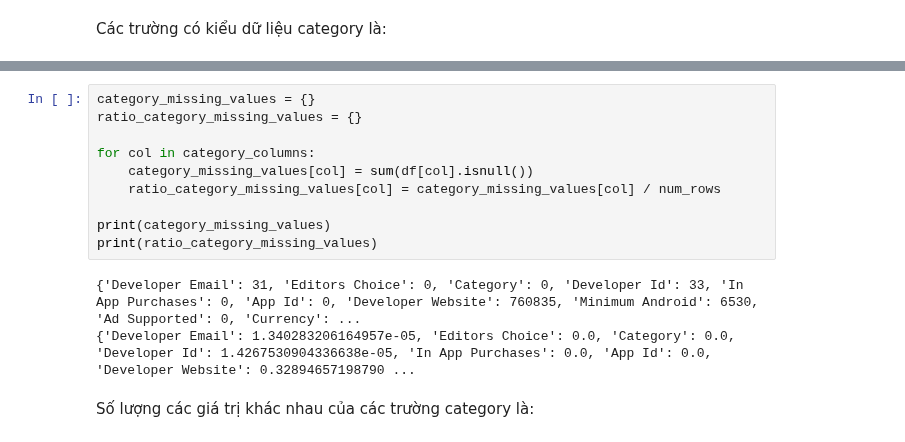
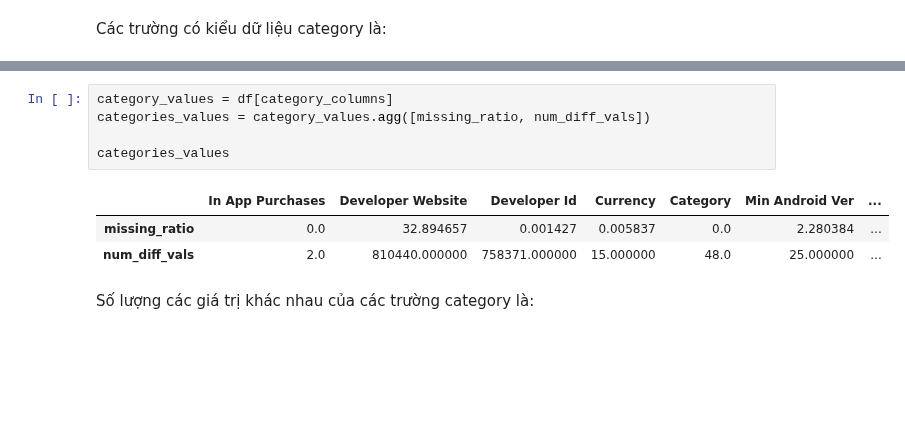
Before and after one commit to ldtpvince/P4DS_FINAL_PJ, a Jupyter notebook: 18120143-18120512.ipynb, the cells around one changed output, grey strips where cells are left out. Cells and saved outputs as stored; diff of their text form; blank space fills up the shorter version.

```diff
--- a/18120143-18120512.ipynb
+++ b/18120143-18120512.ipynb
@@ -147,15 +232,11 @@ category_columns
-# %%
-category_missing_values = {}
-ratio_category_missing_values = {}
-
-for col in category_columns:
-    category_missing_values[col] = sum(df[col].isnull())
-    ratio_category_missing_values[col] = category_missing_values[col] / num_rows
-
-print(category_missing_values)
-print(ratio_category_missing_values)
-# %% [output]
-{'Developer Email': 31, 'Editors Choice': 0, 'Category': 0, 'Developer Id': 33, 'In App Purchases': 0, 'App Id': 0, 'Developer Website': 760835, 'Minimum Android': 6530, 'Ad Supported': 0, 'Currency': ...
-{'Developer Email': 1.340283206164957e-05, 'Editors Choice': 0.0, 'Category': 0.0, 'Developer Id': 1.4267530904336638e-05, 'In App Purchases': 0.0, 'App Id': 0.0, 'Developer Website': 0.32894657198790 ...
+# %%
+category_values = df[category_columns]
+categories_values = category_values.agg([missing_ratio, num_diff_vals])
+
+categories_values
+# %% [output]
+|  | In App Purchases | Developer Website | Developer Id | Currency | Category | Min Android Ver | ... |
+| missing_ratio | 0.0 | 32.894657 | 0.001427 | 0.005837 | 0.0 | 2.280384 | ... |
+| num_diff_vals | 2.0 | 810440.000000 | 758371.000000 | 15.000000 | 48.0 | 25.000000 | ... |
 # %% [markdown]
 Số lượng các giá trị khác nhau của các trường category là:
```
Also changed, not shown: parts of 43 cells of this notebook.
